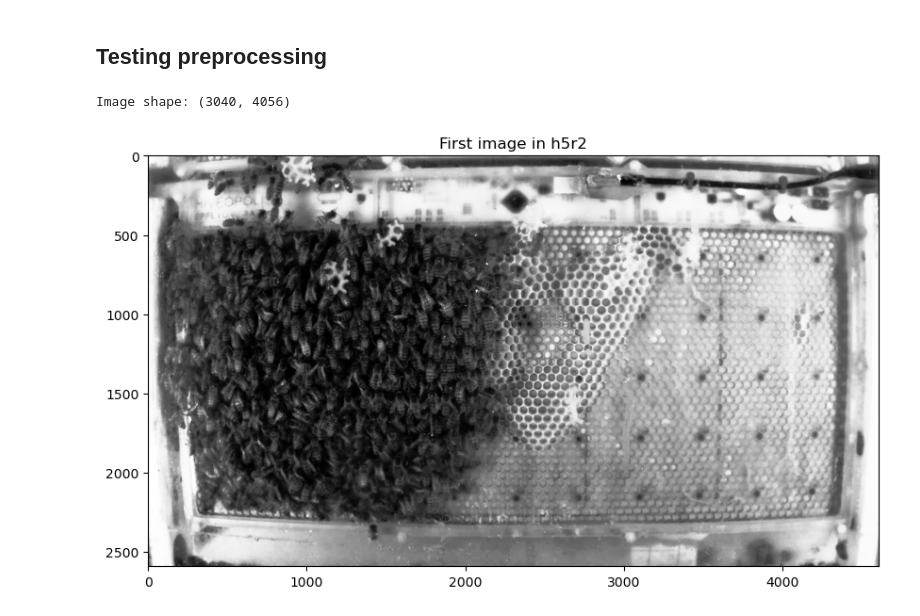
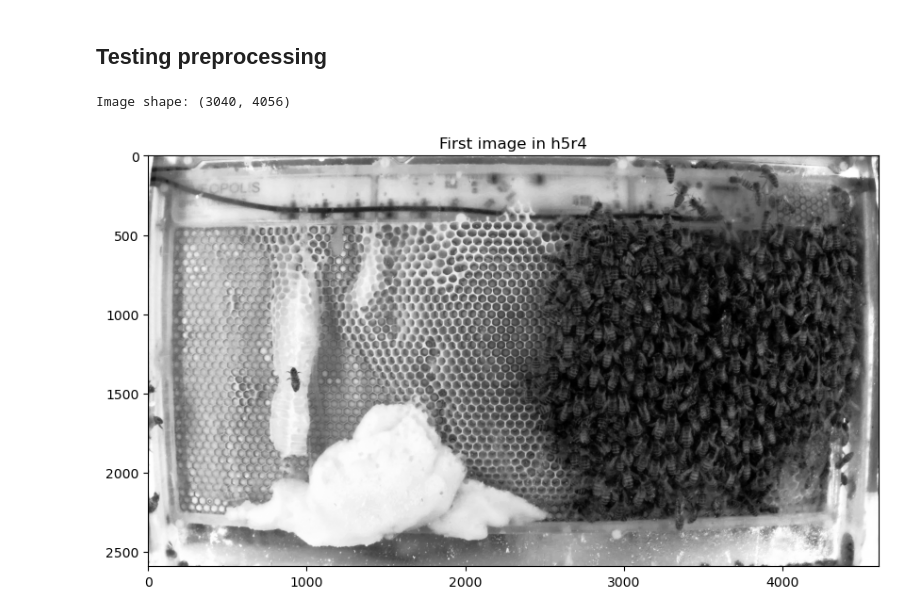
Before and after one commit to epfl-mobots/RHCImaging, a Jupyter notebook: Preprocessing/testing.ipynb, the cells around one changed output. Drawn from its saved outputs; the diff is of its cells as text; code cells hidden in the pictures.

```diff
--- a/Preprocessing/testing.ipynb
+++ b/Preprocessing/testing.ipynb
@@ -148,26 +141,26 @@ Image format: uint8
 # %%
 rootpath_imgs = '/Users/cyrilmonette/Library/CloudStorage/SynologyDrive-data/22.12-23.02_actuation_OH/Images/high-fps/subset'     # For images
 
-rpi_imgs = rootpath_imgs + "/h5r2"
+rpi_imgs = rootpath_imgs + "/h5r4"
 
 # Take the first image in r1_imgs and read it with cv.imread, then show it with matplotlib
 flist = glob.glob(rpi_imgs + "/*.jpg")
 flist = sorted(flist)
 img = cv2.imread(flist[0], cv2.IMREAD_GRAYSCALE)
-img = rotate_image(img, 1.5)
+img = rotate_image(img, 0)
 # Print img shape
 print('Image shape:', img.shape)
-img = img[600:2400, 350:3500]
+img = img[860:2550, 400:3360]
 
 # Then scale the image such that the final size is RPiCamV3_img_shape
 img = cv2.resize(img, (RPiCamV3_img_shape[1], RPiCamV3_img_shape[0]))
 
 img = beautify_frame(img)
 
 fig, ax = plt.subplots(figsize=(10, 10))
 plt.imshow(img, cmap='gray')
-plt.title('First image in h5r2')
+plt.title('First image in h5r4')
 plt.show()
 # %% [output]
 Image shape: (3040, 4056)
-[figure, old version]
+[figure, new version]
```
Also changed, not shown: parts of 2 cells of this notebook, 1 other file.
